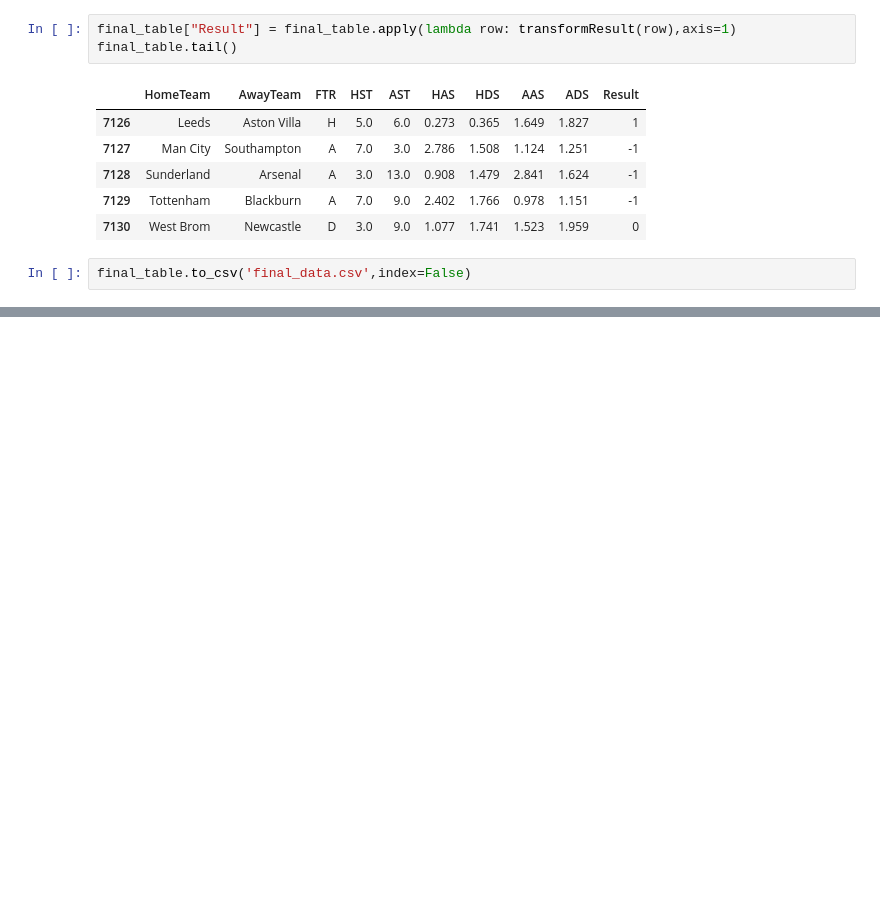
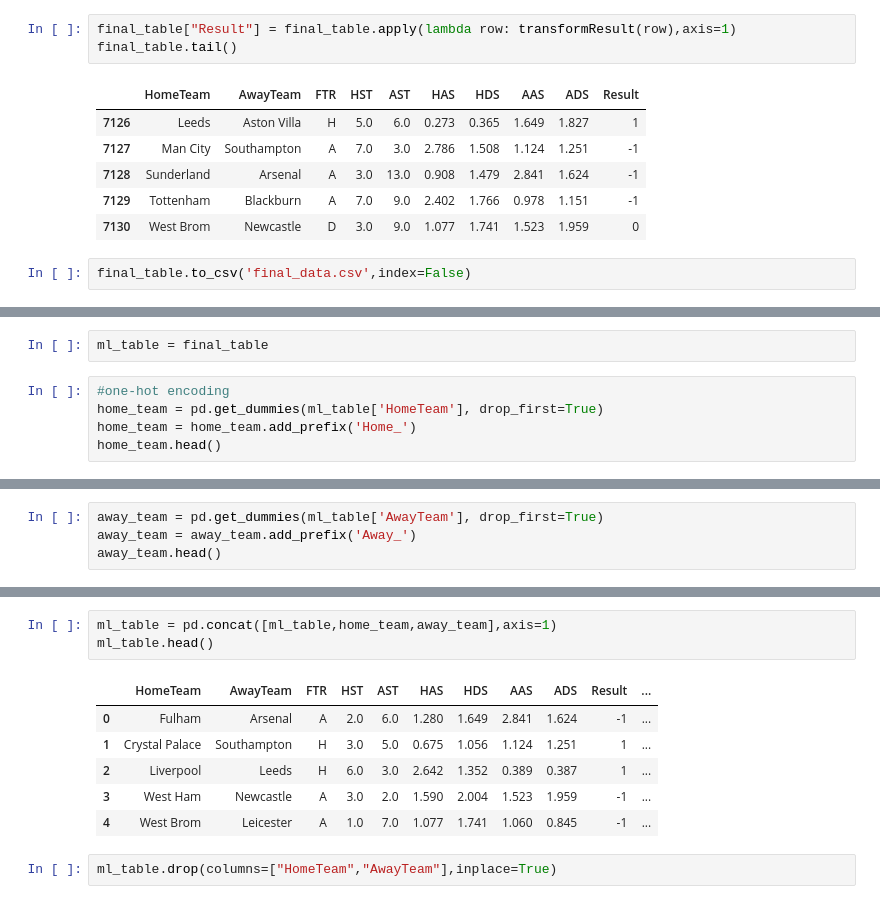
Before and after one commit to saylibhavsar/Football-Data-Analysis, a Jupyter notebook: Web Scraping - Football Analysis.ipynb, the cells around one changed output, grey strips where cells are left out. Drawn from its saved outputs; the diff is of its cells as text; blank space fills up the shorter version.

```diff
--- a/Web Scraping - Football Analysis.ipynb
+++ b/Web Scraping - Football Analysis.ipynb
@@ -310,0 +319,7 @@ final_table.to_csv('final_data.csv',index=False)
+# %%
+ml_table = final_table
+# %%
+#one-hot encoding
+home_team = pd.get_dummies(ml_table['HomeTeam'], drop_first=True)
+home_team = home_team.add_prefix('Home_')
+home_team.head()
@@ -310,0 +333,4 @@ final_table.to_csv('final_data.csv',index=False)
+# %%
+away_team = pd.get_dummies(ml_table['AwayTeam'], drop_first=True)
+away_team = away_team.add_prefix('Away_')
+away_team.head()
@@ -310,0 +344,12 @@ final_table.to_csv('final_data.csv',index=False)
+# %%
+ml_table = pd.concat([ml_table,home_team,away_team],axis=1)
+ml_table.head()
+# %% [output]
+|  | HomeTeam | AwayTeam | FTR | HST | AST | HAS | HDS | AAS | ADS | Result | ... |
+| 0 | Fulham | Arsenal | A | 2.0 | 6.0 | 1.280 | 1.649 | 2.841 | 1.624 | -1 | ... |
+| 1 | Crystal Palace | Southampton | H | 3.0 | 5.0 | 0.675 | 1.056 | 1.124 | 1.251 | 1 | ... |
+| 2 | Liverpool | Leeds | H | 6.0 | 3.0 | 2.642 | 1.352 | 0.389 | 0.387 | 1 | ... |
+| 3 | West Ham | Newcastle | A | 3.0 | 2.0 | 1.590 | 2.004 | 1.523 | 1.959 | -1 | ... |
+| 4 | West Brom | Leicester | A | 1.0 | 7.0 | 1.077 | 1.741 | 1.060 | 0.845 | -1 | ... |
+# %%
+ml_table.drop(columns=["HomeTeam","AwayTeam"],inplace=True)
```
Also changed, not shown: parts of 13 cells of this notebook.
